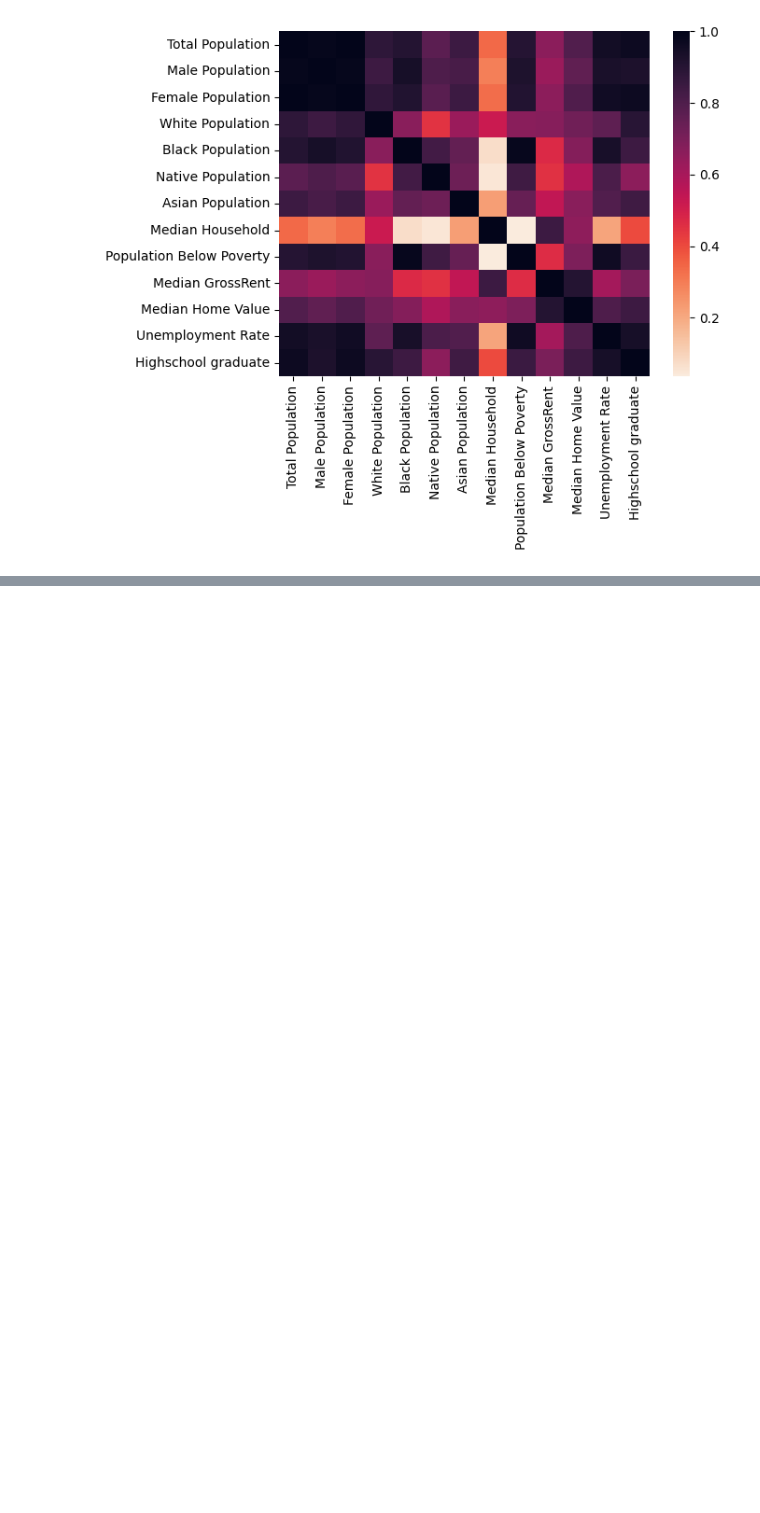
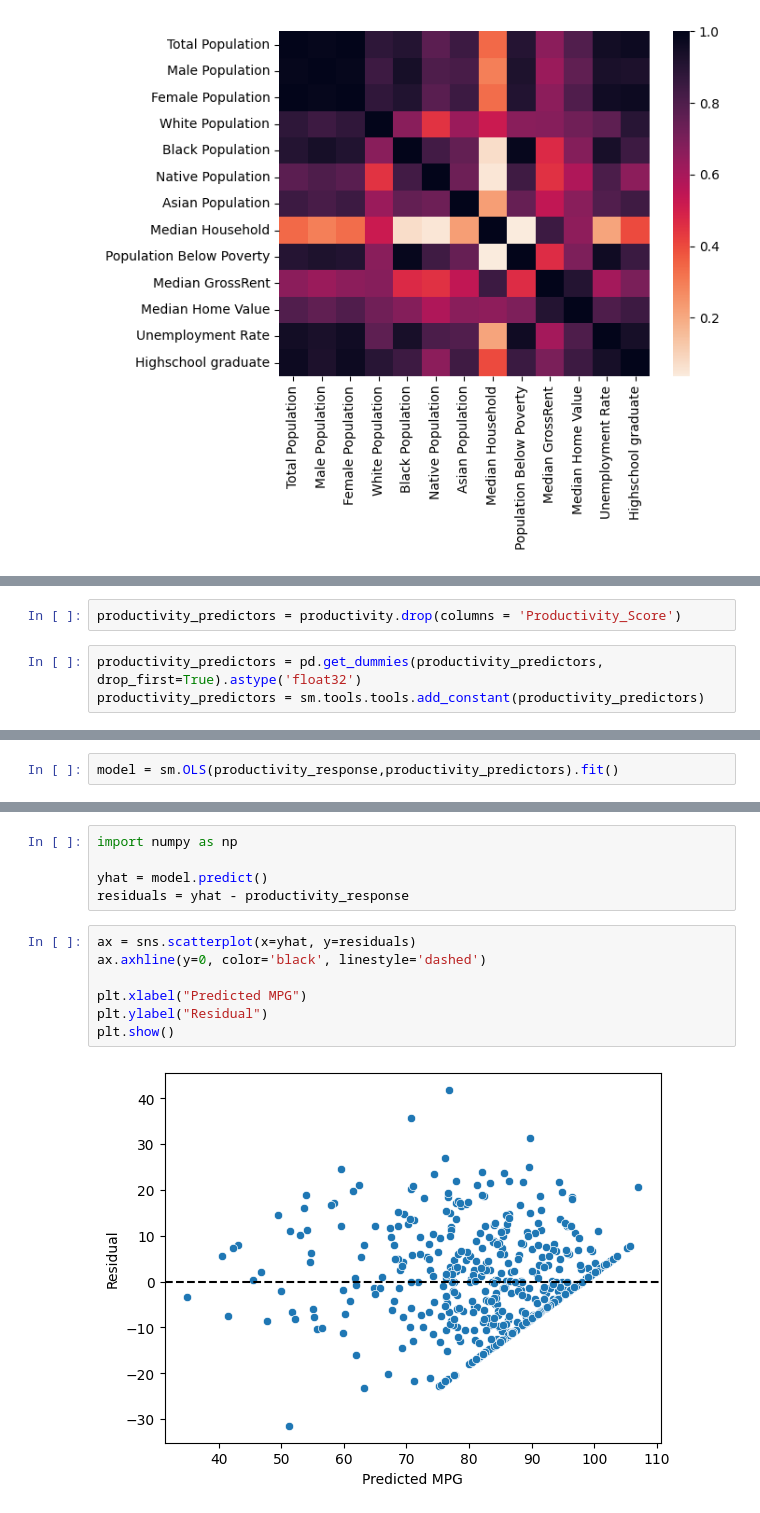
Before and after one commit to stoicelephant/DIDA325, a Jupyter notebook: overview/everything.ipynb, the cells around one changed output, grey strips where cells are left out. Cells and saved outputs as stored; diff of their text form; blank space fills up the shorter version.

```diff
--- a/overview/everything.ipynb
+++ b/overview/everything.ipynb
@@ -332,0 +504,5 @@ plt.show()
+# %%
+productivity_predictors = productivity.drop(columns = 'Productivity_Score')
+# %%
+productivity_predictors = pd.get_dummies(productivity_predictors, drop_first=True).astype('float32')
+productivity_predictors = sm.tools.tools.add_constant(productivity_predictors)
@@ -332,0 +541,2 @@ plt.show()
+# %%
+model = sm.OLS(productivity_response,productivity_predictors).fit()
@@ -332,0 +563,14 @@ plt.show()
+# %%
+import numpy as np
+
+yhat = model.predict()
+residuals = yhat - productivity_response
+# %%
+ax = sns.scatterplot(x=yhat, y=residuals)
+ax.axhline(y=0, color='black', linestyle='dashed')
+
+plt.xlabel("Predicted MPG")
+plt.ylabel("Residual")
+plt.show()
+# %% [output]
+[figure, added]
```
Also changed, not shown: parts of 33 cells of this notebook.
